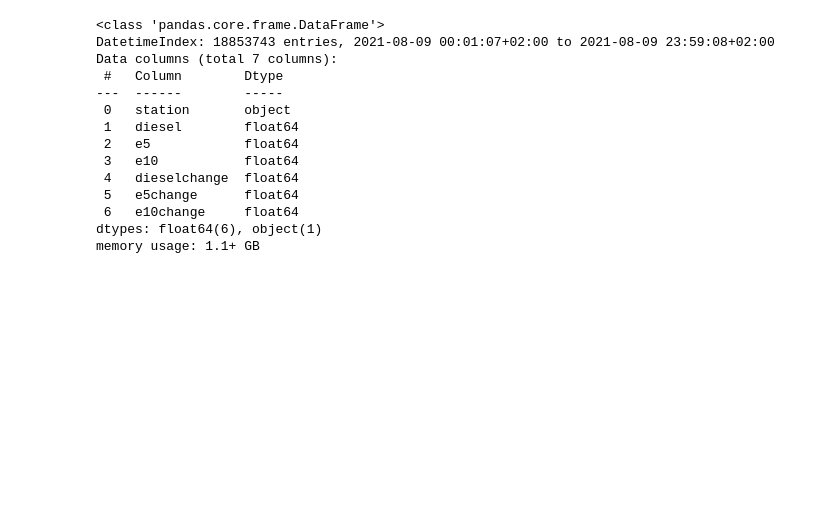
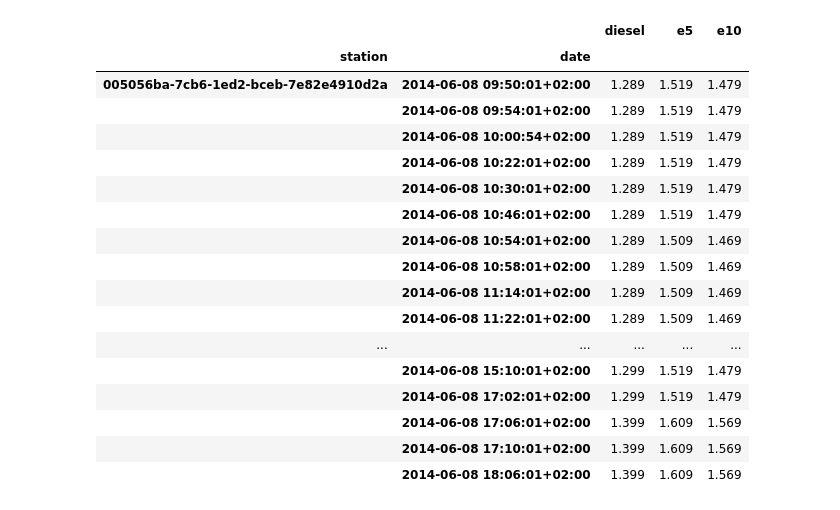
Before and after one commit to petrol-price-predictor/jurassic-juice-juggler, a Jupyter notebook: stratify.ipynb, the cells around one changed output. Drawn from its saved outputs; the diff is of its cells as text; code cells hidden in the pictures; blank space fills up the shorter version.

Commit message:
started adding methods to process files

```diff
--- a/stratify.ipynb
+++ b/stratify.ipynb
@@ -74,17 +47,37 @@ df = df.reset_index(level=1)
-# %%
-df.info()
-# %% [output]
-<class 'pandas.core.frame.DataFrame'>
-DatetimeIndex: 18853743 entries, 2021-08-09 00:01:07+02:00 to 2021-08-09 23:59:08+02:00
-Data columns (total 7 columns):
- #   Column        Dtype
----  ------        -----
- 0   station       object
- 1   diesel        float64
- 2   e5            float64
- 3   e10           float64
- 4   dieselchange  float64
- 5   e5change      float64
- 6   e10change     float64
-dtypes: float64(6), object(1)
-memory usage: 1.1+ GB
+# %%
+# Create a set of all UUIDs in the DUS subsample
+dus_station_uuid = set(dus_stations.uuid)
+
+# Drop the 'change' columns for now as they dont provide us with any insight. FUTURE FEATURE ENGINEERING
+prices_df = prices_df_raw.drop(columns=prices_df_raw.filter(like='change').columns)
+prices_df = prices_df[prices_df.station_uuid.isin(dus_station_uuid)]
+
+df = process.extend_panel(prices_df)
+df = process.swap_sort_index(df)
+
+# IF FIRST ROW EMPTY, USE PRICE FROM PREVIOUS DAY 'CLOSING_PRICES.CSV'
+
+df[['diesel', 'e5', 'e10']] = df.groupby(level='station')[['diesel', 'e5', 'e10']].fillna(method='ffill')
+# %%
+# SAFE THIS TO A FILE
+
+df.head(50)
+# %% [output]
+|  |  | diesel | e5 | e10 |
+| station | date |  |  |  |
+| 005056ba-7cb6-1ed2-bceb-7e82e4910d2a | 2014-06-08 09:50:01+02:00 | 1.289 | 1.519 | 1.479 |
+|  | 2014-06-08 09:54:01+02:00 | 1.289 | 1.519 | 1.479 |
+|  | 2014-06-08 10:00:54+02:00 | 1.289 | 1.519 | 1.479 |
+|  | 2014-06-08 10:22:01+02:00 | 1.289 | 1.519 | 1.479 |
+|  | 2014-06-08 10:30:01+02:00 | 1.289 | 1.519 | 1.479 |
+|  | 2014-06-08 10:46:01+02:00 | 1.289 | 1.519 | 1.479 |
+|  | 2014-06-08 10:54:01+02:00 | 1.289 | 1.509 | 1.469 |
+|  | 2014-06-08 10:58:01+02:00 | 1.289 | 1.509 | 1.469 |
+|  | 2014-06-08 11:14:01+02:00 | 1.289 | 1.509 | 1.469 |
+|  | 2014-06-08 11:22:01+02:00 | 1.289 | 1.509 | 1.469 |
+| ... | ... | ... | ... | ... |
+|  | 2014-06-08 15:10:01+02:00 | 1.299 | 1.519 | 1.479 |
+|  | 2014-06-08 17:02:01+02:00 | 1.299 | 1.519 | 1.479 |
+|  | 2014-06-08 17:06:01+02:00 | 1.399 | 1.609 | 1.569 |
+|  | 2014-06-08 17:10:01+02:00 | 1.399 | 1.609 | 1.569 |
+|  | 2014-06-08 18:06:01+02:00 | 1.399 | 1.609 | 1.569 |
```
Also changed, not shown: parts of 12 cells of this notebook, 5 other files.
